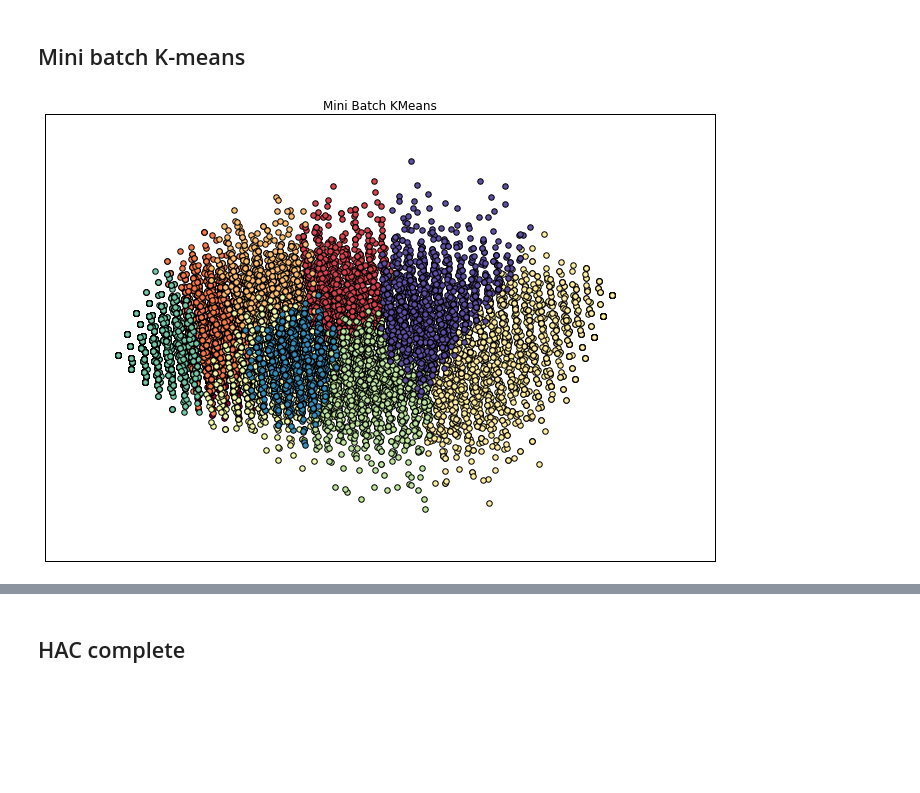
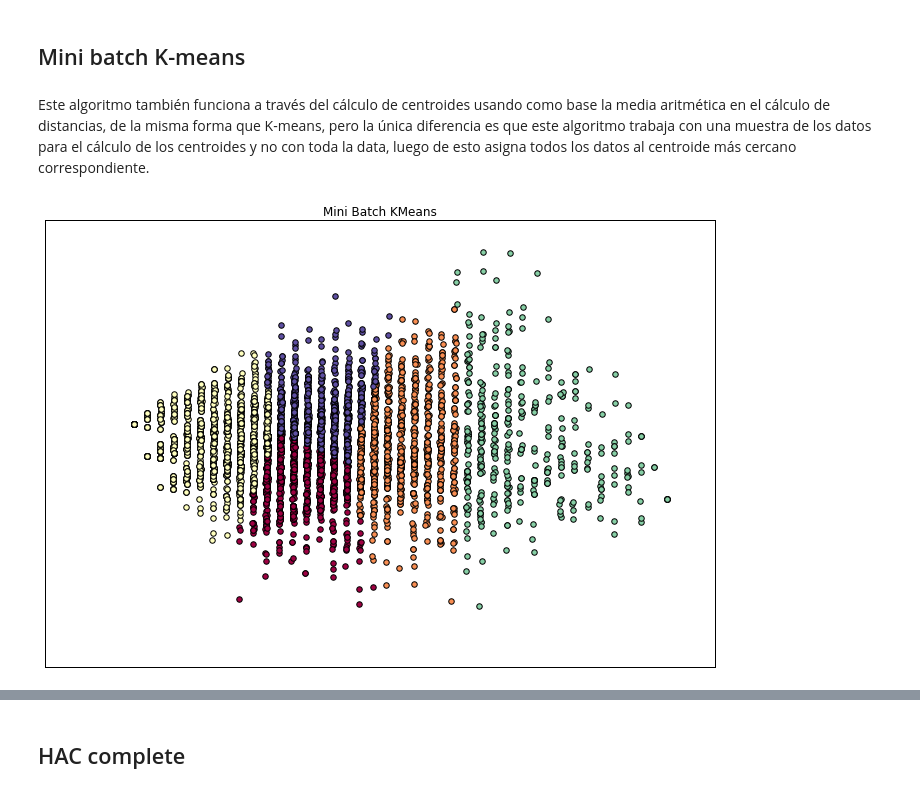
Before and after one commit to FMena14/Mineria1, a Jupyter notebook: Tarea1.ipynb, the cells around one changed output, grey strips where cells are left out. Drawn from its saved outputs; the diff is of its cells as text; code cells hidden in the pictures; blank space fills up the shorter version.

```diff
--- a/Tarea1.ipynb
+++ b/Tarea1.ipynb
@@ -89,0 +88,3 @@ df_sample = df.sample(1000)
+# %%
+np.random.seed(1456)
+df_sample = df.sample(10000)
@@ -130,12 +134,11 @@ plt.show()
 # %%
 from sklearn.cluster import KMeans
-k = 2
-#se ajusta kMeans aa los datos
-k_means = KMeans(init="random", n_clusters=k, n_init=10)
+k = 10
+#se ajusta kMeans a los datos
+k_means = KMeans(init="random", n_clusters=k, n_init=100)
 #init = "k-means++"
 
-k_means.fit(X)
-
+k_means.fit(X_red)
 
 k_means_labels = k_means.labels_
 k_means_cluster_centers = k_means.cluster_centers_
@@ -162,30 +171,28 @@ X = df_numericos.as_matrix()
+# %% [markdown]
+Este algoritmo también funciona a través del cálculo de centroides usando como base la media aritmética en el cálculo de distancias, de la misma forma que K-means, pero la única diferencia es que este algoritmo trabaja con una muestra de los datos para el cálculo de los centroides y no con toda la data, luego de esto asigna todos los datos al centroide más cercano correspondiente.
 # %%
 from sklearn.cluster import MiniBatchKMeans
-k = 10
+k = 5
 #se ajusta mini batch kMeans aa los datos
-k_means = MiniBatchKMeans(n_clusters=k, batch_size=100, random_state=10)
+k_means = MiniBatchKMeans(n_clusters=k, batch_size=100, random_state=10, init = "k-means++")
 #init : {‘k-means++’, ‘random’ or an ndarray}, default: ‘k-means++’
 
-k_means.fit(X)
-
-from sklearn import manifold
-#se proyecta a dos dimensiones para presentar los cluster
-#X_red = manifold.SpectralEmbedding(n_components=2).fit_transform(X)
+k_means.fit(X_red)
 
 mini_k_means_labels = k_means.labels_
 k_means_cluster_centers = k_means.cluster_centers_
 
 #se grafica
 plt.figure(figsize=(12,8))
 plt.title('Mini Batch KMeans')
 cmap = plt.cm.get_cmap(name = "Spectral")
 mcolors = [cmap(i) for i in np.linspace(0,1,k)]
 for k, col in zip(range(k), mcolors):
     my_members = mini_k_means_labels == k
     plt.scatter(X_red[my_members, 0],X_red[my_members, 1],s=30,c=col)
 
 plt.xticks(())
 plt.yticks(())
 plt.show()
 # %% [output]
-[figure, old version]
+[figure, new version]
```
Also changed, not shown: parts of 32 cells of this notebook.
